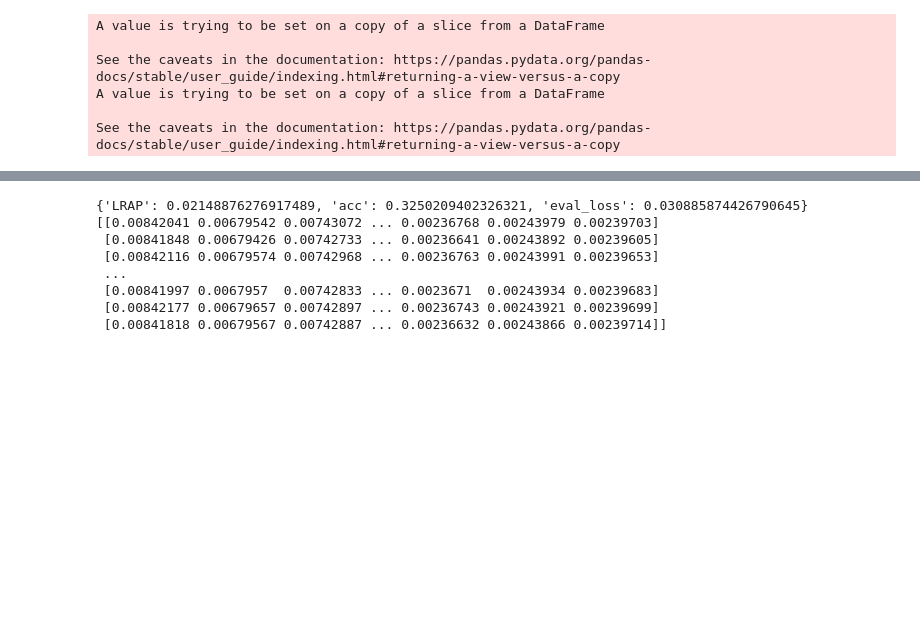
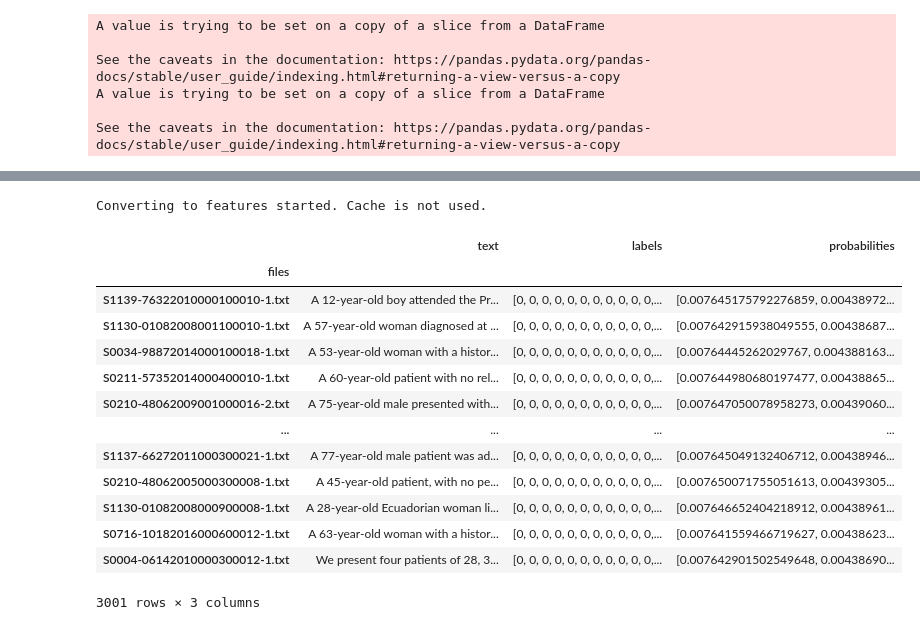
Before and after one commit to SachinKrishan/eHealth-clef-2020, a Jupyter notebook: eHealth.ipynb, the cells around one changed output, grey strips where cells are left out. Drawn from its saved outputs; the diff is of its cells as text; code cells hidden in the pictures; blank space fills up the shorter version.

Commit message:
ran predictions

```diff
--- a/eHealth.ipynb
+++ b/eHealth.ipynb
@@ -173,6 +203,10 @@ model = MultiLabelClassificationModel(
     "bert", # model name (for bert change to "bert")
     "emilyalsentzer/Bio_ClinicalBERT", # pretrained model (for bert change to "bert-base-uncased")
     num_labels= 2194,
-    args={"num_train_epochs": 10, "train_batch_size": 5, "fp16_opt_level" : 'O0',
-    "gradient_accumulation_steps": 2, "overwrite_output_dir": True,  "learning_rate": 4e-5, "max_seq_length": 128, "save_eval_checkpoints": False, "save_model_every_epoch": False},
+    args={"num_train_epochs": 40, "train_batch_size": 5, "fp16_opt_level" : 'O0',
+    "gradient_accumulation_steps": 3, "overwrite_output_dir": True,  "learning_rate": 4e-5,
+          "max_seq_length": 150, "save_eval_checkpoints": False, "save_model_every_epoch": False,
+         "output_dir": "outputs/",
+    "cache_dir": "cache/",
+    "best_model_dir": "outputs/best_model/"},
 )
@@ -197,16 +236,26 @@ Running loss: 0.027510
 
 Training of bert model complete. Saved to outputs/.
-# %%
-import sklearn
-result, model_outputs, wrong_predictions = model.eval_model(dev, acc=sklearn.metrics.label_ranking_loss)
-print(result)
-print(model_outputs)
-# %% [output]
-{'LRAP': 0.02148876276917489, 'acc': 0.3250209402326321, 'eval_loss': 0.030885874426790645}
-[[0.00842041 0.00679542 0.00743072 ... 0.00236768 0.00243979 0.00239703]
- [0.00841848 0.00679426 0.00742733 ... 0.00236641 0.00243892 0.00239605]
- [0.00842116 0.00679574 0.00742968 ... 0.00236763 0.00243991 0.00239653]
- ...
- [0.00841997 0.0067957  0.00742833 ... 0.0023671  0.00243934 0.00239683]
- [0.00842177 0.00679657 0.00742897 ... 0.00236743 0.00243921 0.00239699]
- [0.00841818 0.00679567 0.00742887 ... 0.00236632 0.00243866 0.00239714]]
+# %%
+predictions, raw_outputs = model.predict(test['text'])
+# %% [output]
+Converting to features started. Cache is not used.
+# %%
+test['labels'] = predictions
+test['probabilities'] = raw_outputs.tolist()
+# %%
+test
+# %% [output]
+|  | text | labels | probabilities |
+| files |  |  |  |
+| S1139-76322010000100010-1.txt | A 12-year-old boy attended the Pr... | [0, 0, 0, 0, 0, 0, 0, 0, 0, 0, 0,... | [0.007645175792276859, 0.00438972... |
+| S1130-01082008001100010-1.txt | A 57-year-old woman diagnosed at ... | [0, 0, 0, 0, 0, 0, 0, 0, 0, 0, 0,... | [0.007642915938049555, 0.00438687... |
+| S0034-98872014000100018-1.txt | A 53-year-old woman with a histor... | [0, 0, 0, 0, 0, 0, 0, 0, 0, 0, 0,... | [0.00764445262029767, 0.004388163... |
+| S0211-57352014000400010-1.txt | A 60-year-old patient with no rel... | [0, 0, 0, 0, 0, 0, 0, 0, 0, 0, 0,... | [0.007644980680197477, 0.00438865... |
+| S0210-48062009001000016-2.txt | A 75-year-old male presented with... | [0, 0, 0, 0, 0, 0, 0, 0, 0, 0, 0,... | [0.007647050078958273, 0.00439060... |
+| ... | ... | ... | ... |
+| S1137-66272011000300021-1.txt | A 77-year-old male patient was ad... | [0, 0, 0, 0, 0, 0, 0, 0, 0, 0, 0,... | [0.007645049132406712, 0.00438946... |
+| S0210-48062005000300008-1.txt | A 45-year-old patient, with no pe... | [0, 0, 0, 0, 0, 0, 0, 0, 0, 0, 0,... | [0.007650071755051613, 0.00439305... |
+| S1130-01082008000900008-1.txt | A 28-year-old Ecuadorian woman li... | [0, 0, 0, 0, 0, 0, 0, 0, 0, 0, 0,... | [0.007646652404218912, 0.00438961... |
+| S0716-10182016000600012-1.txt | A 63-year-old woman with a histor... | [0, 0, 0, 0, 0, 0, 0, 0, 0, 0, 0,... | [0.007641559466719627, 0.00438623... |
+| S0004-06142010000300012-1.txt | We present four patients of 28, 3... | [0, 0, 0, 0, 0, 0, 0, 0, 0, 0, 0,... | [0.007642901502549648, 0.00438690... |
+3001 rows × 3 columns
```
Also changed, not shown: parts of 8 cells of this notebook.
